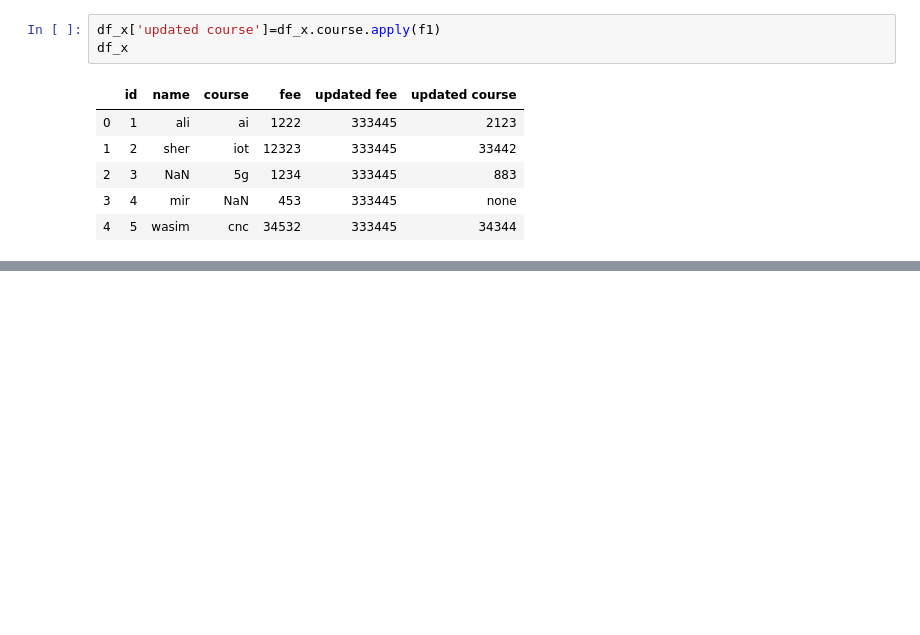
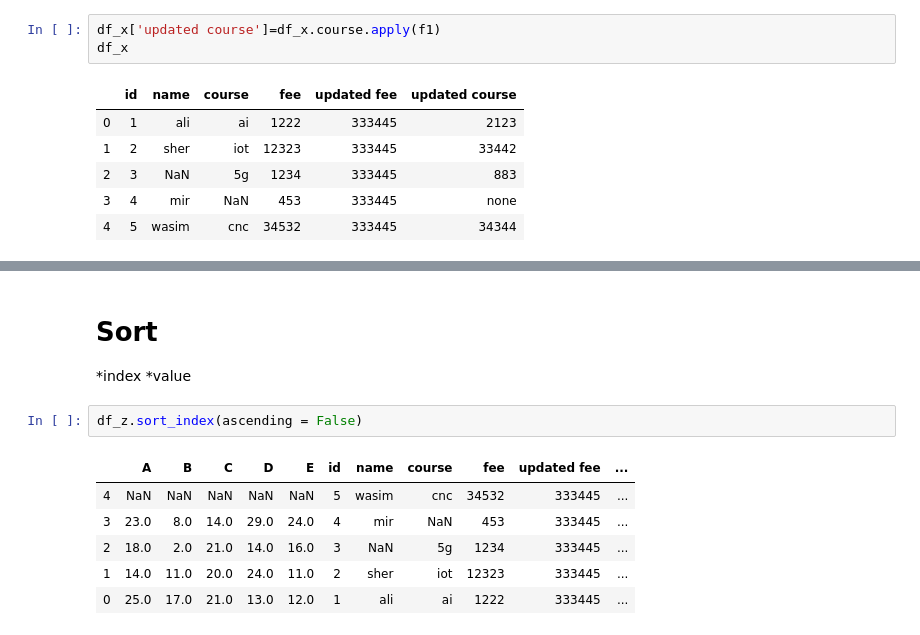
Before and after one commit to 1zulkifel/Data_science, a Jupyter notebook: Q2_lec_5.ipynb, the cells around one changed output, grey strips where cells are left out. Cells and saved outputs as stored; diff of their text form; blank space fills up the shorter version.

```diff
--- a/Q2_lec_5.ipynb
+++ b/Q2_lec_5.ipynb
@@ -459,0 +531,13 @@ TypeError: unsupported operand type(s) for +: 'int' and 'str'
+# %% [markdown]
+# Sort
+*index
+*value
+# %%
+df_z.sort_index(ascending = False)
+# %% [output]
+|  | A | B | C | D | E | id | name | course | fee | updated fee | ... |
+| 4 | NaN | NaN | NaN | NaN | NaN | 5 | wasim | cnc | 34532 | 333445 | ... |
+| 3 | 23.0 | 8.0 | 14.0 | 29.0 | 24.0 | 4 | mir | NaN | 453 | 333445 | ... |
+| 2 | 18.0 | 2.0 | 21.0 | 14.0 | 16.0 | 3 | NaN | 5g | 1234 | 333445 | ... |
+| 1 | 14.0 | 11.0 | 20.0 | 24.0 | 11.0 | 2 | sher | iot | 12323 | 333445 | ... |
+| 0 | 25.0 | 17.0 | 21.0 | 13.0 | 12.0 | 1 | ali | ai | 1222 | 333445 | ... |
```
Also changed, not shown: parts of 38 cells of this notebook, 3 other files.
